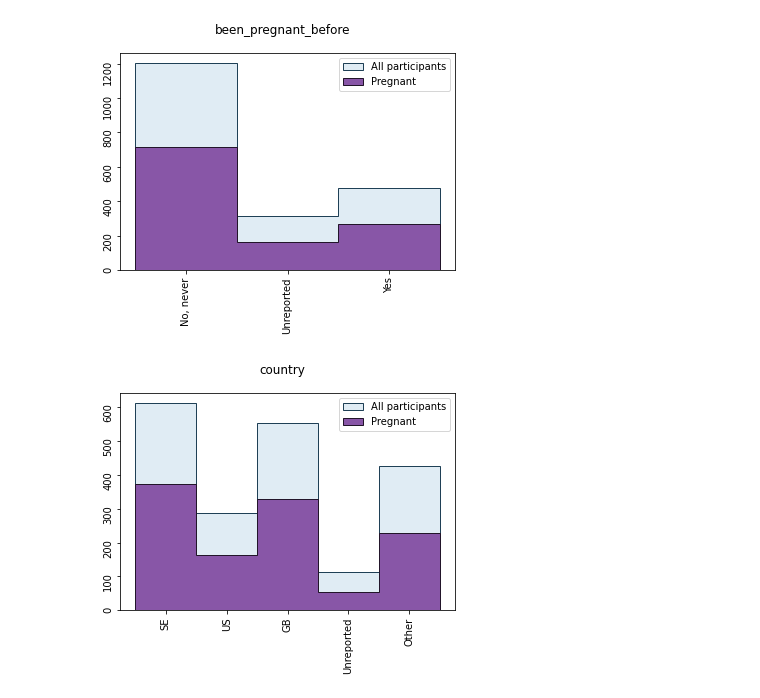
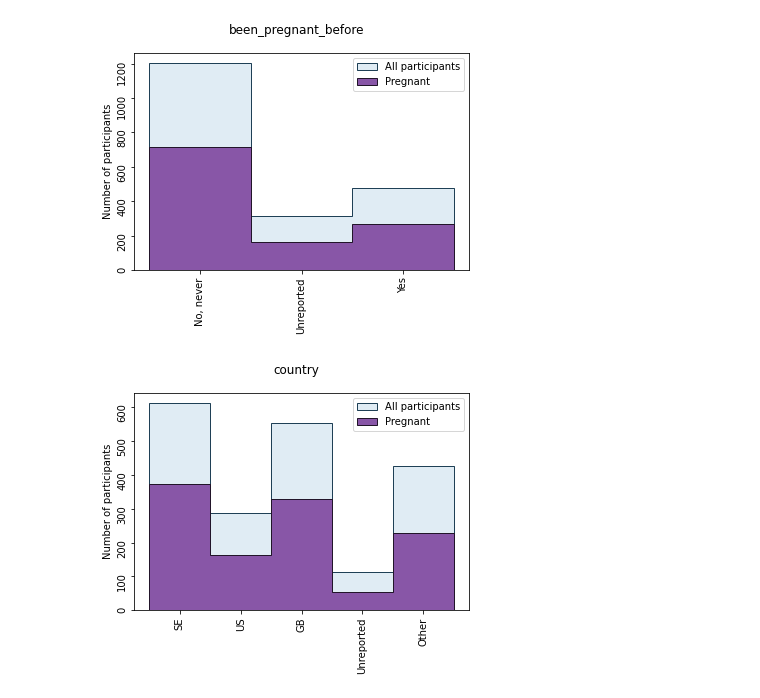
Before and after one commit to kdlong/NCA, a Jupyter notebook: EDA.ipynb, the cells around one changed output. Drawn from its saved outputs; the diff is of its cells as text; code cells hidden in the pictures.

```diff
--- a/EDA.ipynb
+++ b/EDA.ipynb
@@ -42,4 +42,6 @@ def plot_col(df, colname):
     plt.legend()
     fig.suptitle(colname)
     ax.set_xlabel("")
+    ax.set_ylabel("Number of participants")
+    plt.savefig(f"plots/{colname}.png", dpi=600, bbox_inches='tight')
     return fig
@@ -79,10 +78,10 @@ for colname in ["sleeping_pattern", "been_pregnant_before", "country", "sleeping
 # %%
-merge_categories(df, "been_pregnant_before", ["No, never", "Unreported",], "Yes")
+data_prep.merge_categories(df, "been_pregnant_before", ["No, never", "Unreported",], "Yes")
 fig = plot_col(df, "been_pregnant_before")
 # %% [output]
-[figure, old version]
+[figure, new version]
 # %%
-merge_categories(df, "country", ["SE", "US", "GB", "Unreported",], "Other")
+data_prep.merge_categories(df, "country", ["SE", "US", "GB", "Unreported",], "Other")
 fig = plot_col(df, "country")
 # %% [output]
-[figure, old version]
+[figure, new version]
```
Also changed, not shown: parts of 20 cells of this notebook, 3 other files.
